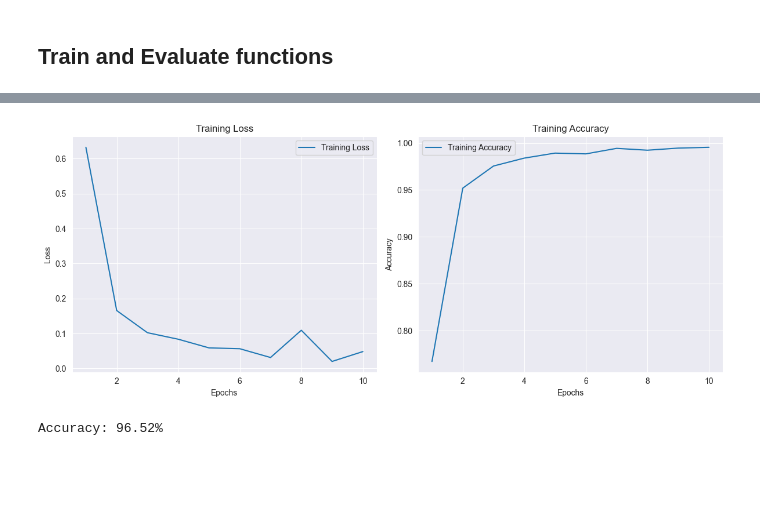
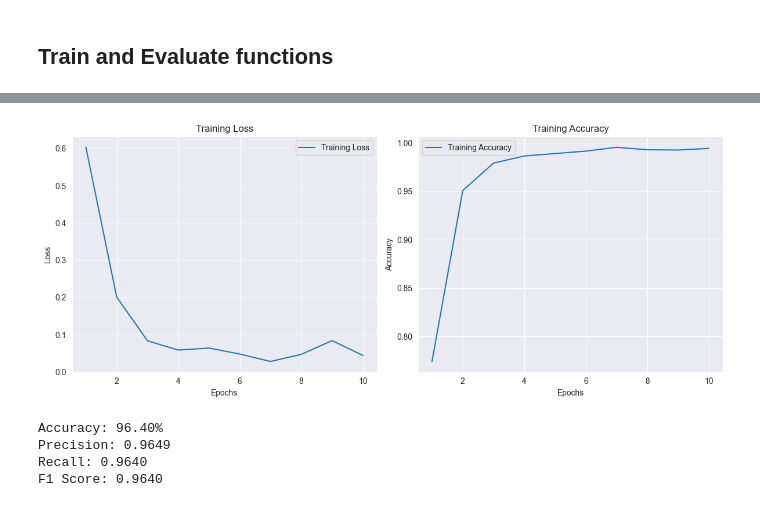
Before and after one commit to JindiHu/news-categorization, a Jupyter notebook: classifier_cnn.ipynb, the cells around one changed output, grey strips where cells are left out. Saved outputs shown, nothing was run; the diff lists cells and outputs as text; code cells hidden in the pictures; blank space fills up the shorter version.

```diff
--- a/classifier_cnn.ipynb
+++ b/classifier_cnn.ipynb
@@ -158,7 +163,7 @@ class CNNClassifier(nn.Module):
 # %% [markdown]
 ## Train and Evaluate functions
 # %%
-def train_model(model, train_X, train_Y, num_epochs=10, learning_rate=0.001, save_path='saved_models/cnn_model.pth'):
+def train_model(model, train_X, train_Y, num_epochs=10, learning_rate=0.001, save_path='saved_models/cnn_model.pt'):
     criterion = nn.CrossEntropyLoss()
     optimizer = optim.Adam(model.parameters(), lr=learning_rate)
     train_losses = []
@@ -200,7 +205,13 @@ def evaluate_model(model, test_X, test_Y):
         outputs = model(test_X)
         _, predicted = torch.max(outputs, 1)
         accuracy = (predicted == test_Y).sum().item() / len(test_Y)
+
+        precision, recall, f1, _ = precision_recall_fscore_support(test_Y, predicted, average='weighted')
+
         print(f'Accuracy: {accuracy * 100:.2f}%')
+        print(f'Precision: {precision:.4f}')
+        print(f'Recall: {recall:.4f}')
+        print(f'F1 Score: {f1:.4f}')
 # %%
 vocab_size = len(tokenizer.vocab)
 embedding_dim = 100  # Assuming GloVe embeddings of 100 dimensions
@@ -212,7 +223,7 @@ embeddings = torch.tensor(embeddings_array, dtype=torch.float32)
 model = CNNClassifier(vocab_size, embedding_dim, num_classes, embeddings=embeddings)
 
 # Train the model
-train_losses, train_accuracies = train_model(model, train_X, train_Y, num_epochs=10, learning_rate=0.001, save_path='saved_models/cnn_model.pth')
+train_losses, train_accuracies = train_model(model, train_X, train_Y, num_epochs=10, learning_rate=0.001, save_path='saved_models/cnn_model.pt')
 
 # Plot the training loss and accuracy
 epochs = range(1, 11)
@@ -252,2 +263,5 @@ Model saved to saved_models/cnn_model.pth
-[figure, old version]
+[figure, new version]
-Accuracy: 96.52%
+Accuracy: 96.40%
+Precision: 0.9649
+Recall: 0.9640
+F1 Score: 0.9640
```
Also changed, not shown: parts of 2 cells of this notebook, 4 other files.
